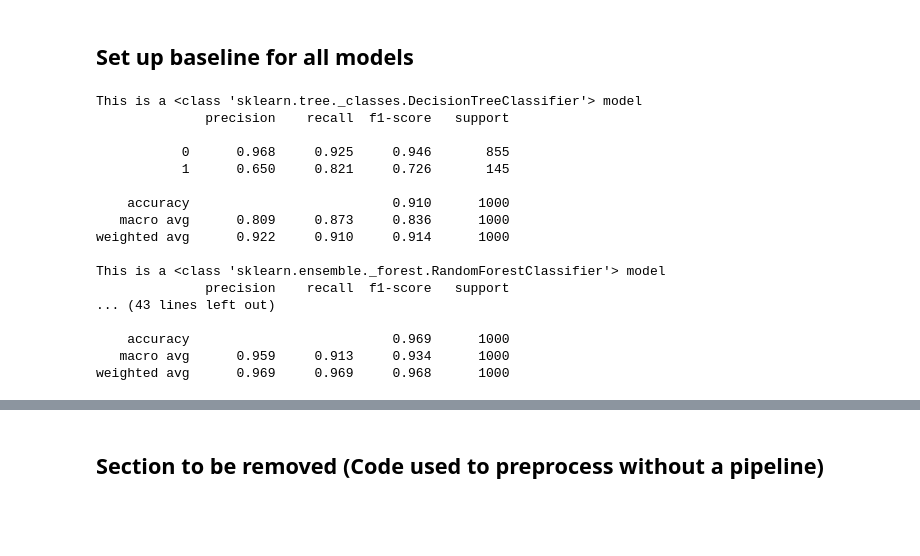
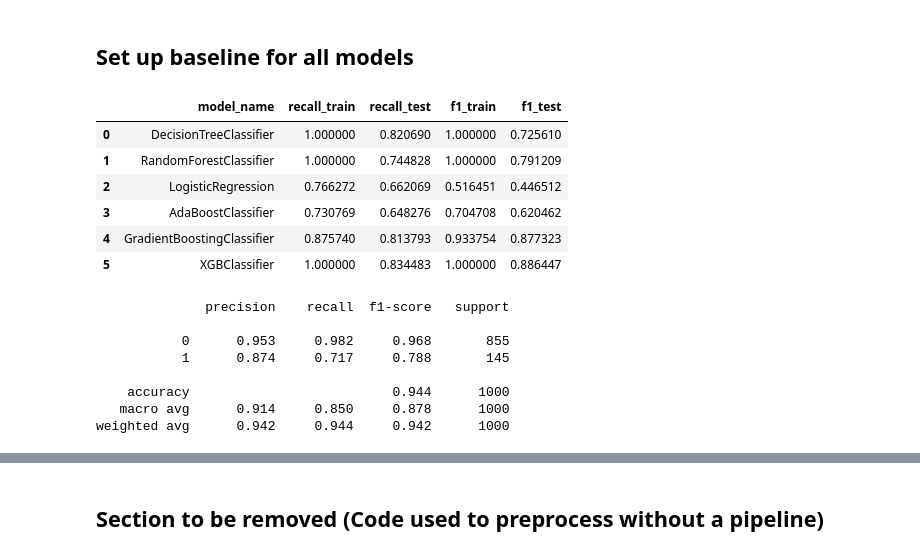
Before and after one commit to db495/Customer_churn_classification_project, a Jupyter notebook: telco_churn_model.ipynb, the cells around one changed output, grey strips where cells are left out. Saved outputs shown, nothing was run; the diff lists cells and outputs as text; code cells hidden in the pictures; blank space fills up the shorter version.

```diff
--- a/telco_churn_model.ipynb
+++ b/telco_churn_model.ipynb
@@ -254,42 +282,38 @@ weighted avg      0.922     0.910     0.914      1000
 # %%
 model_list = [DecisionTreeClassifier, RandomForestClassifier, LogisticRegression,
                AdaBoostClassifier, GradientBoostingClassifier, XGBClassifier]
+model_performance = []
+for model in model_list:
+    inner_list = []
+    inner_list.append(f'{str(model).split(".")[-1][:-2]}')
 
-for model in model_list:
-
-    #model_performance['model_name'] = f'{model}'
-
-    result = preprocessing_pipeline(X_train, model)
+    result = preparing_model_pipeline(X_train, model)
 
     fitted_model = result.fit(X_train, y_train)
 
     recall_train = recall_score(y_train, fitted_model.predict(X_train))
     recall_test = recall_score(y_test, fitted_model.predict(X_test))
-    #model_performance['recall_train'] = recall_train
-    #model_performance['recall_test'] = recall_test
+    inner_list.append(recall_train)
+    inner_list.append(recall_test)
 
     f1_train = f1_score(y_train, fitted_model.predict(X_train))
     f1_test = f1_score(y_test, fitted_model.predict(X_test))
-    #model_performance['f1_train'] = f1_train
-    #model_performance['f1_test'] = f1_test
+    inner_list.append(f1_train)
+    inner_list.append(f1_test)
 
-    print(f'This is a {model} model')
-    print(classification_report(y_test, fitted_model.predict(X_test), digits=3))
+    model_performance.append(inner_list)
+
+    #print(f'This is a {model} model')
+    #print(classification_report(y_test, fitted_model.predict(X_test), digits=3))
+
+base_model_df = pd.DataFrame(model_performance, columns= ['model_name', 'recall_train', 'recall_test', 'f1_train', 'f1_test'])
+
+base_model_df
 # %% [output]
-This is a <class 'sklearn.tree._classes.DecisionTreeClassifier'> model
-              precision    recall  f1-score   support
-
-           0      0.968     0.925     0.946       855
-           1      0.650     0.821     0.726       145
-
-    accuracy                          0.910      1000
-   macro avg      0.809     0.873     0.836      1000
-weighted avg      0.922     0.910     0.914      1000
-
-This is a <class 'sklearn.ensemble._forest.RandomForestClassifier'> model
-              precision    recall  f1-score   support
-... (43 lines left out)
-
-    accuracy                          0.969      1000
-   macro avg      0.959     0.913     0.934      1000
-weighted avg      0.969     0.969     0.968      1000
+|  | model_name | recall_train | recall_test | f1_train | f1_test |
+| 0 | DecisionTreeClassifier | 1.000000 | 0.820690 | 1.000000 | 0.725610 |
+| 1 | RandomForestClassifier | 1.000000 | 0.744828 | 1.000000 | 0.791209 |
+| 2 | LogisticRegression | 0.766272 | 0.662069 | 0.516451 | 0.446512 |
+| 3 | AdaBoostClassifier | 0.730769 | 0.648276 | 0.704708 | 0.620462 |
+| 4 | GradientBoostingClassifier | 0.875740 | 0.813793 | 0.933754 | 0.877323 |
+| 5 | XGBClassifier | 1.000000 | 0.834483 | 1.000000 | 0.886447 |
@@ -295,0 +332,11 @@ weighted avg      0.969     0.969     0.968      1000
+# %%
+print(classification_report(y_test, fitted_tuned_dt.predict(X_test), digits=3))
+# %% [output]
+              precision    recall  f1-score   support
+
+           0      0.953     0.982     0.968       855
+           1      0.874     0.717     0.788       145
+
+    accuracy                          0.944      1000
+   macro avg      0.914     0.850     0.878      1000
+weighted avg      0.942     0.944     0.942      1000
```
Also changed, not shown: parts of 28 cells of this notebook.
